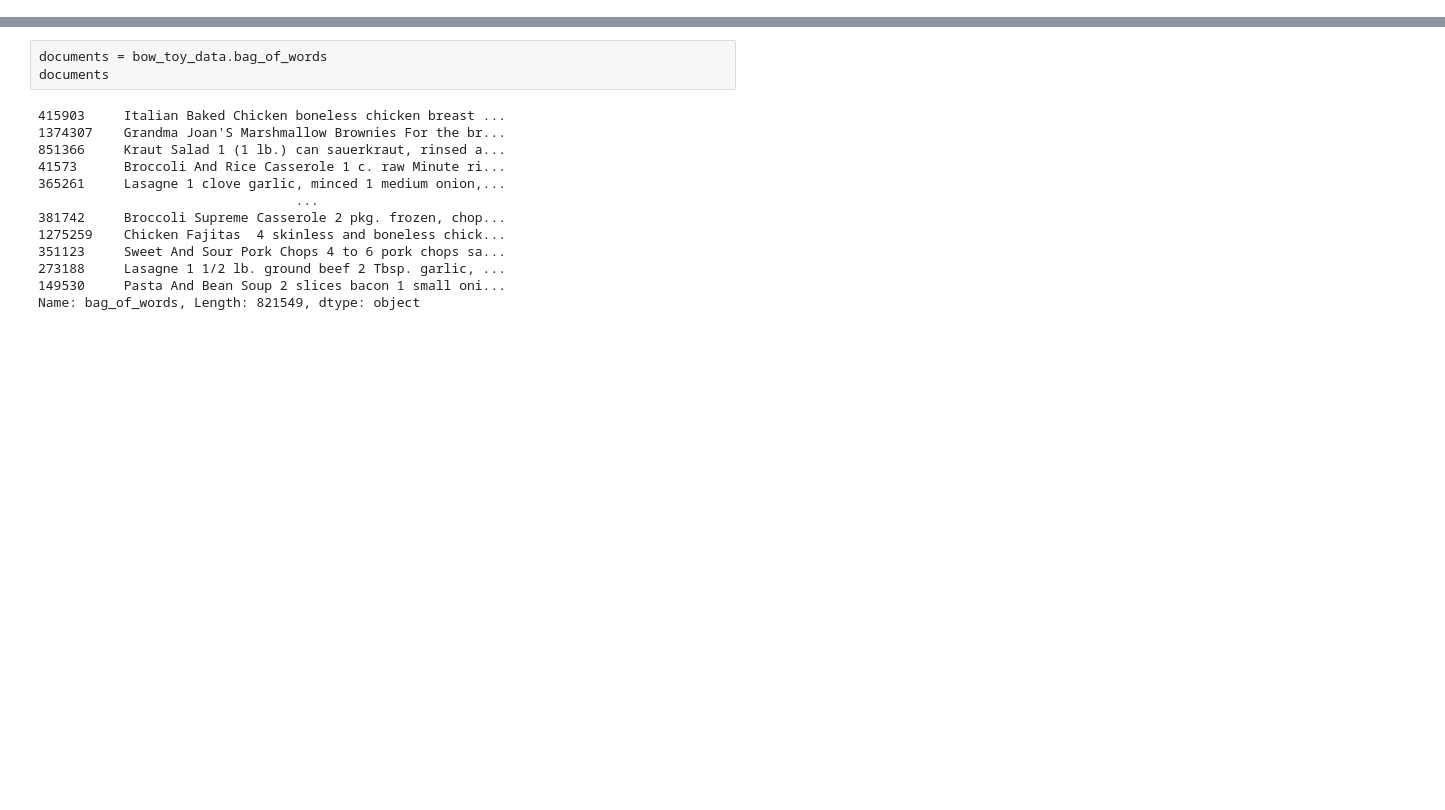
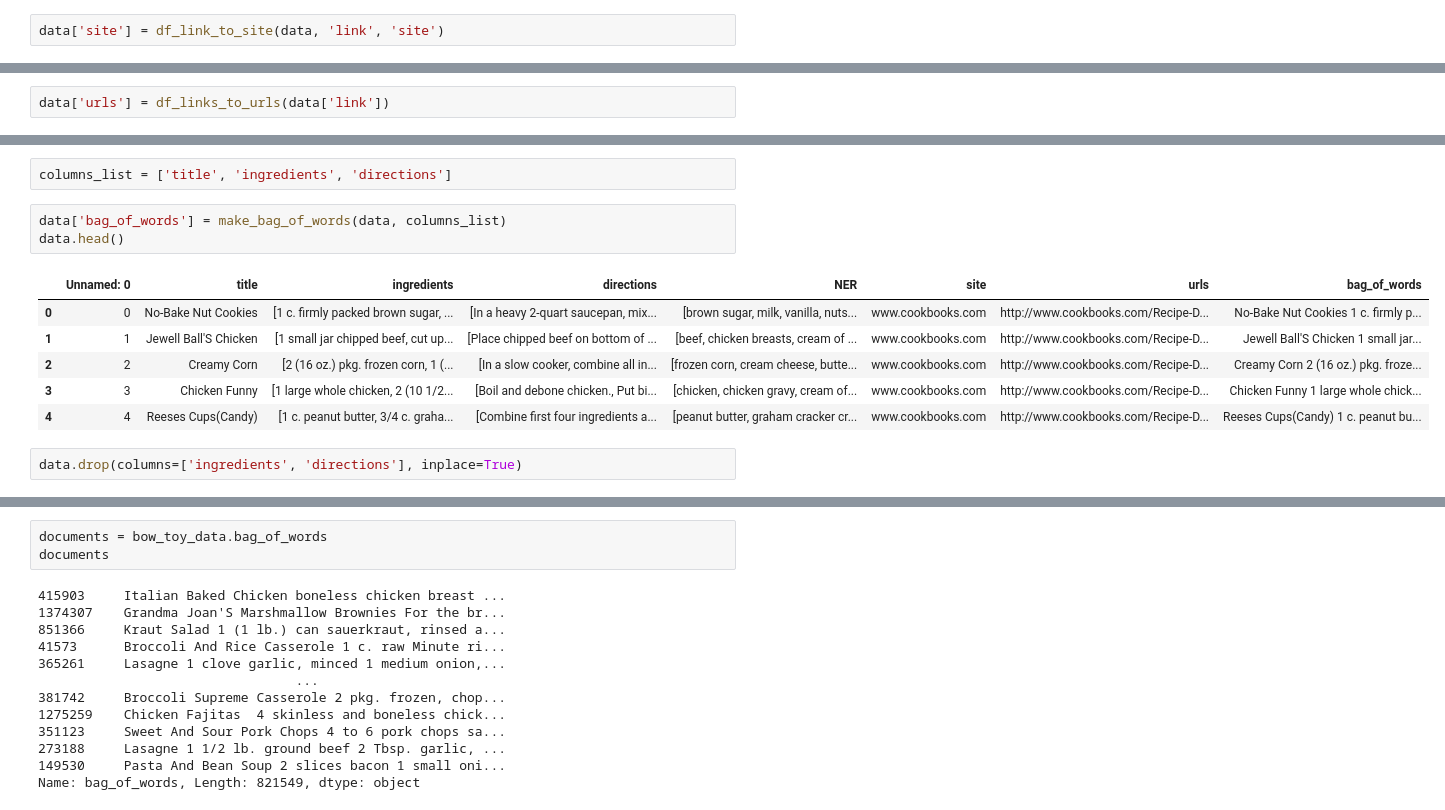
Before and after one commit to coxem14/Recipe-Recommender, a Jupyter notebook: capstone_3.ipynb, the cells around one changed output, grey strips where cells are left out. Drawn from its saved outputs; the diff is of its cells as text; blank space fills up the shorter version.

Commit message:
cleaning up capstone_3 notebook and moving df to dataframes folder

```diff
--- a/capstone_3.ipynb
+++ b/capstone_3.ipynb
@@ -37,0 +113,2 @@ data = pd.read_csv('../work/dataset/full_dataset.csv')
+# %%
+data['site'] = df_link_to_site(data, 'link', 'site')
@@ -37,0 +124,2 @@ data = pd.read_csv('../work/dataset/full_dataset.csv')
+# %%
+data['urls'] = df_links_to_urls(data['link'])
@@ -38,3 +168,17 @@ data = pd.read_csv('../work/dataset/full_dataset.csv')
+# %%
+columns_list = ['title', 'ingredients', 'directions']
+# %%
+data['bag_of_words'] = make_bag_of_words(data, columns_list)
+data.head()
+# %% [output]
+|  | Unnamed: 0 | title | ingredients | directions | NER | site | urls | bag_of_words |
+| 0 | 0 | No-Bake Nut Cookies | [1 c. firmly packed brown sugar, ... | [In a heavy 2-quart saucepan, mix... | [brown sugar, milk, vanilla, nuts... | www.cookbooks.com | http://www.cookbooks.com/Recipe-D... | No-Bake Nut Cookies 1 c. firmly p... |
+| 1 | 1 | Jewell Ball'S Chicken | [1 small jar chipped beef, cut up... | [Place chipped beef on bottom of ... | [beef, chicken breasts, cream of ... | www.cookbooks.com | http://www.cookbooks.com/Recipe-D... | Jewell Ball'S Chicken 1 small jar... |
+| 2 | 2 | Creamy Corn | [2 (16 oz.) pkg. frozen corn, 1 (... | [In a slow cooker, combine all in... | [frozen corn, cream cheese, butte... | www.cookbooks.com | http://www.cookbooks.com/Recipe-D... | Creamy Corn 2 (16 oz.) pkg. froze... |
+| 3 | 3 | Chicken Funny | [1 large whole chicken, 2 (10 1/2... | [Boil and debone chicken., Put bi... | [chicken, chicken gravy, cream of... | www.cookbooks.com | http://www.cookbooks.com/Recipe-D... | Chicken Funny 1 large whole chick... |
+| 4 | 4 | Reeses Cups(Candy) | [1 c. peanut butter, 3/4 c. graha... | [Combine first four ingredients a... | [peanut butter, graham cracker cr... | www.cookbooks.com | http://www.cookbooks.com/Recipe-D... | Reeses Cups(Candy) 1 c. peanut bu... |
+# %%
+data.drop(columns=['ingredients', 'directions'], inplace=True)
 # %%
 data.head()
 # %% [output]
```
Also changed, not shown: parts of 67 cells of this notebook, 1 other file.
